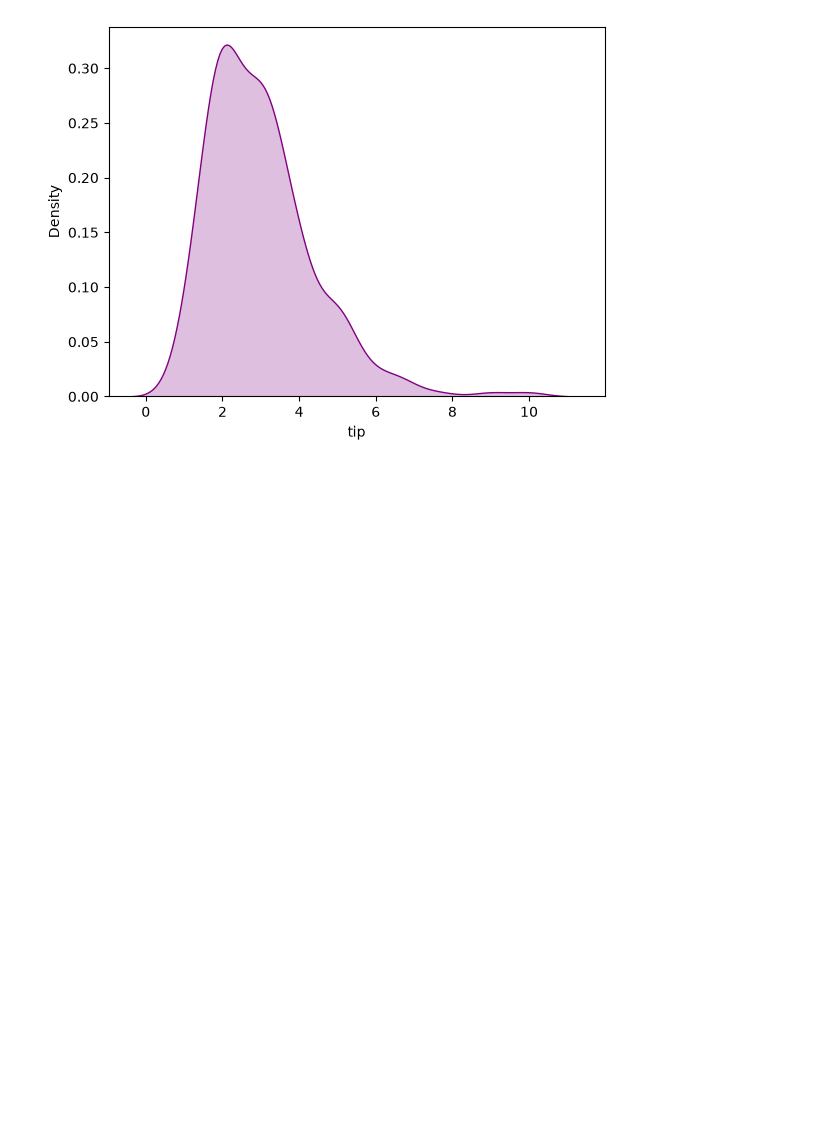
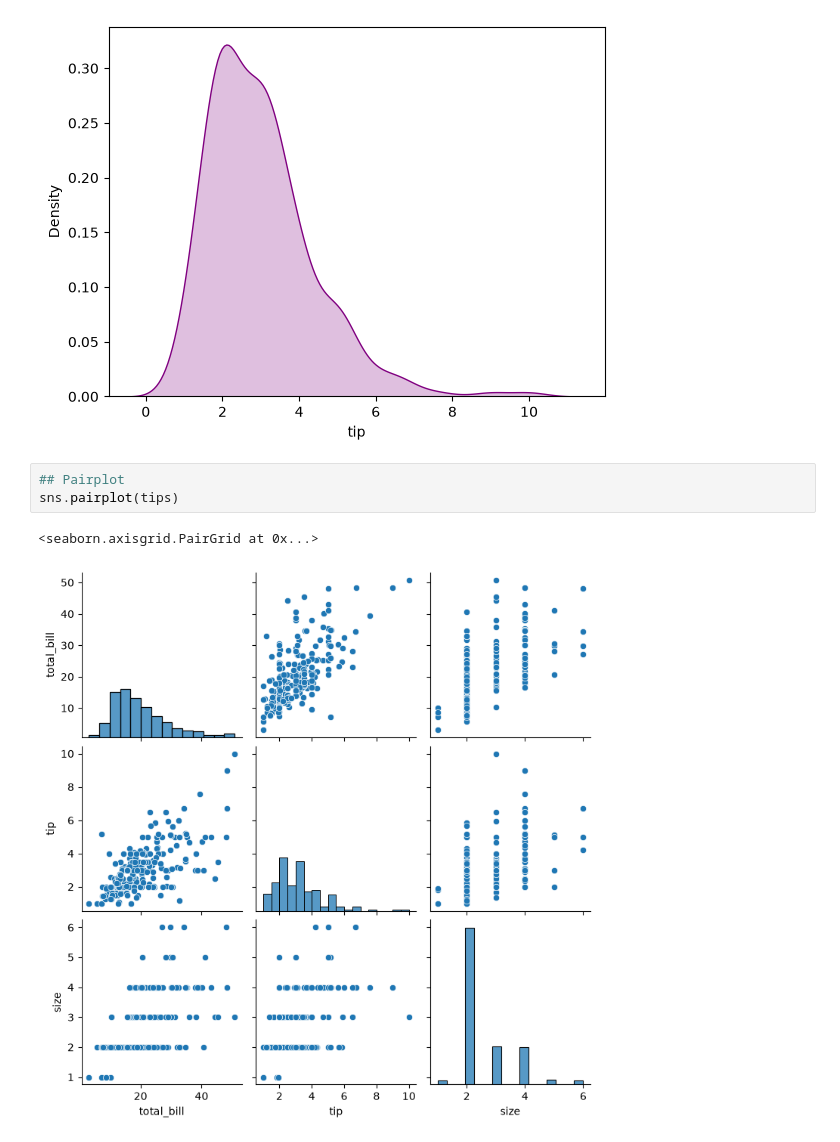
Before and after one commit to vanshvats07/python-practice, a Jupyter notebook: Data analysis/seaborn.ipynb, the cells around one changed output. Drawn from its saved outputs; the diff is of its cells as text; blank space fills up the shorter version.

Commit message:
pairplot

```diff
--- a/Data analysis/seaborn.ipynb
+++ b/Data analysis/seaborn.ipynb
@@ -87,3 +87,9 @@ sns.kdeplot(tips['tip'],color='purple',fill='True')
 # %% [output]
 <Axes: xlabel='tip', ylabel='Density'>
 [figure]
+# %%
+## Pairplot
+sns.pairplot(tips)
+# %% [output]
+<seaborn.axisgrid.PairGrid at 0x...>
+[figure, added]
```
